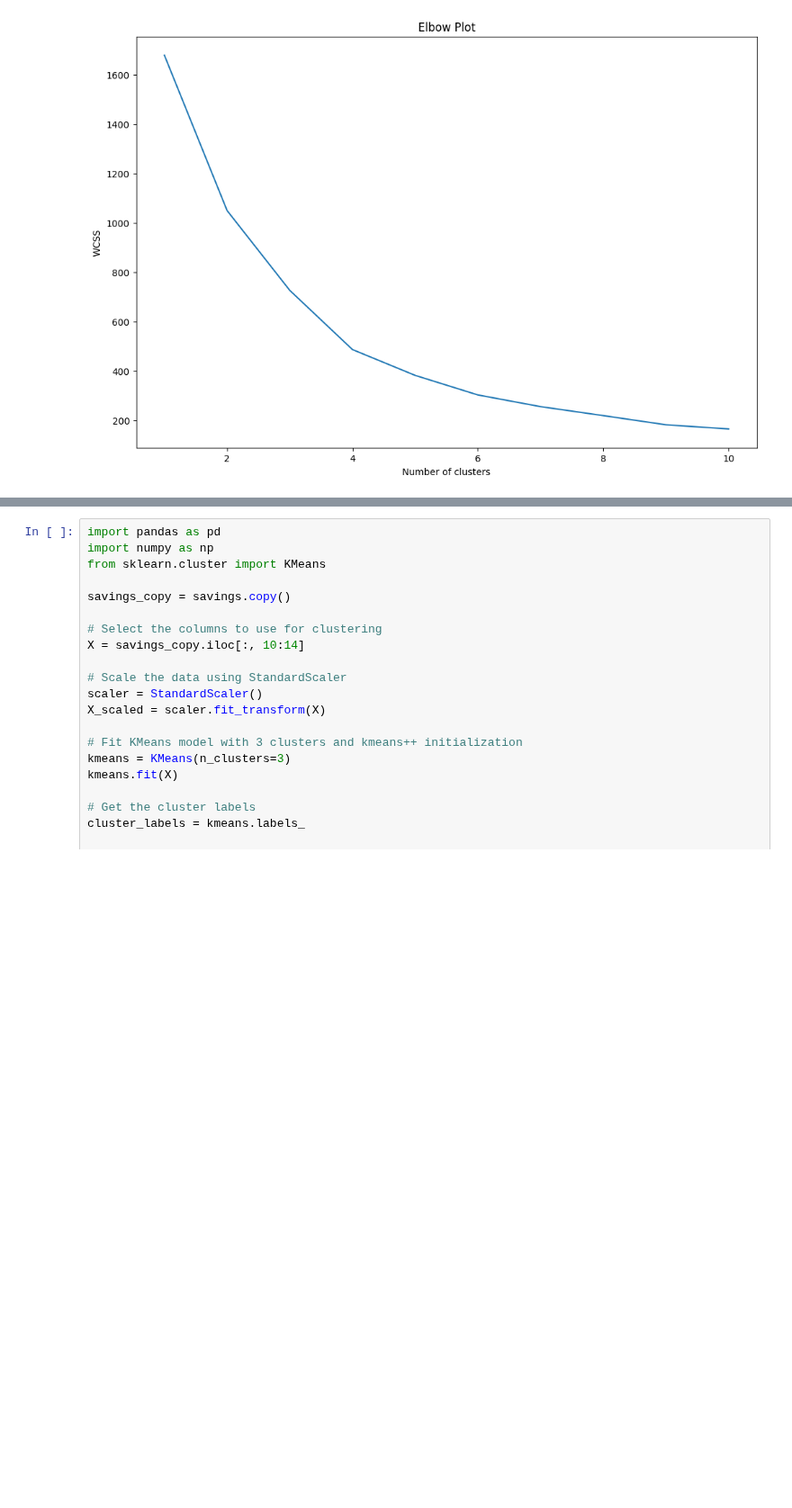
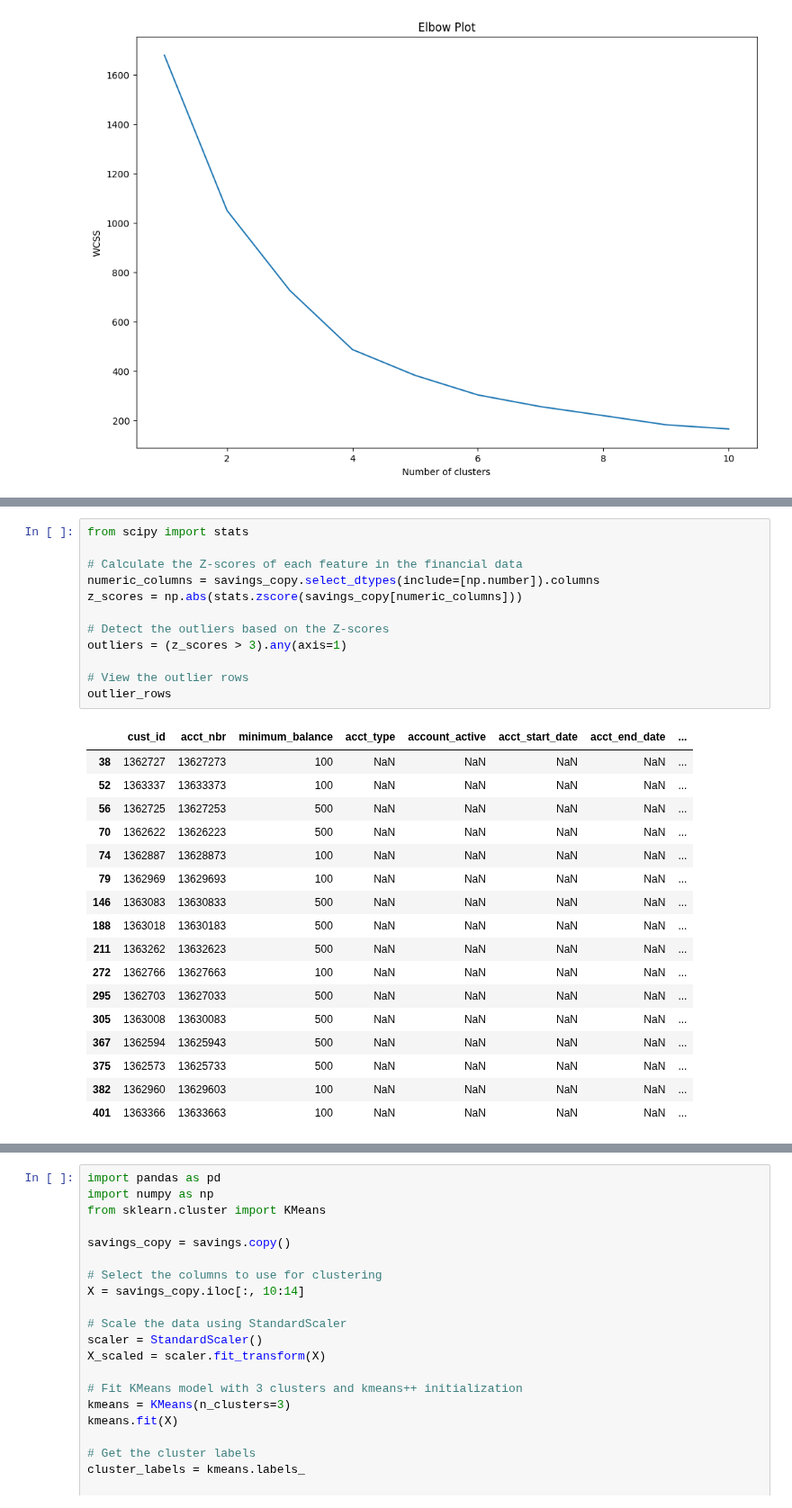
Before and after one commit to btmarsh6/mini-project-III, a Jupyter notebook: Brittany_Good_Clusters.ipynb, the cells around one changed output, grey strips where cells are left out. Shown at 90% size. Cells and saved outputs as stored; diff of their text form; blank space fills up the shorter version.

```diff
--- a/Brittany_Good_Clusters.ipynb
+++ b/Brittany_Good_Clusters.ipynb
@@ -378,0 +384,30 @@ The default value of `n_init` will change from 10 to 'auto' in 1.4. Set the valu
+# %%
+from scipy import stats
+
+# Calculate the Z-scores of each feature in the financial data
+numeric_columns = savings_copy.select_dtypes(include=[np.number]).columns
+z_scores = np.abs(stats.zscore(savings_copy[numeric_columns]))
+
+# Detect the outliers based on the Z-scores
+outliers = (z_scores > 3).any(axis=1)
+
+# View the outlier rows
+outlier_rows
+# %% [output]
+|  | cust_id | acct_nbr | minimum_balance | acct_type | account_active | acct_start_date | acct_end_date | ... |
+| 38 | 1362727 | 13627273 | 100 | NaN | NaN | NaN | NaN | ... |
+| 52 | 1363337 | 13633373 | 100 | NaN | NaN | NaN | NaN | ... |
+| 56 | 1362725 | 13627253 | 500 | NaN | NaN | NaN | NaN | ... |
+| 70 | 1362622 | 13626223 | 500 | NaN | NaN | NaN | NaN | ... |
+| 74 | 1362887 | 13628873 | 100 | NaN | NaN | NaN | NaN | ... |
+| 79 | 1362969 | 13629693 | 100 | NaN | NaN | NaN | NaN | ... |
+| 146 | 1363083 | 13630833 | 500 | NaN | NaN | NaN | NaN | ... |
+| 188 | 1363018 | 13630183 | 500 | NaN | NaN | NaN | NaN | ... |
+| 211 | 1363262 | 13632623 | 500 | NaN | NaN | NaN | NaN | ... |
+| 272 | 1362766 | 13627663 | 100 | NaN | NaN | NaN | NaN | ... |
+| 295 | 1362703 | 13627033 | 500 | NaN | NaN | NaN | NaN | ... |
+| 305 | 1363008 | 13630083 | 500 | NaN | NaN | NaN | NaN | ... |
+| 367 | 1362594 | 13625943 | 500 | NaN | NaN | NaN | NaN | ... |
+| 375 | 1362573 | 13625733 | 500 | NaN | NaN | NaN | NaN | ... |
+| 382 | 1362960 | 13629603 | 100 | NaN | NaN | NaN | NaN | ... |
+| 401 | 1363366 | 13633663 | 100 | NaN | NaN | NaN | NaN | ... |
```
Also changed, not shown: parts of 14 cells of this notebook, 5 other files.
